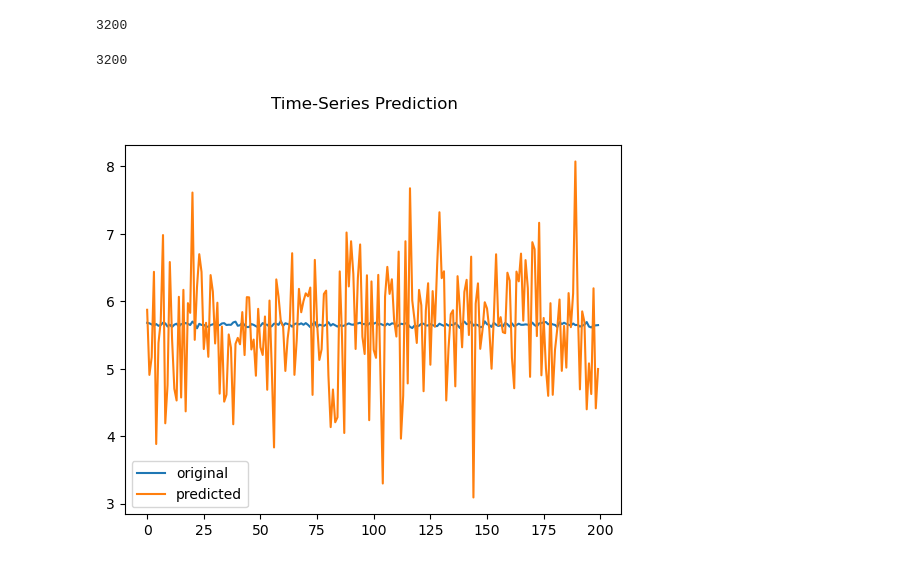
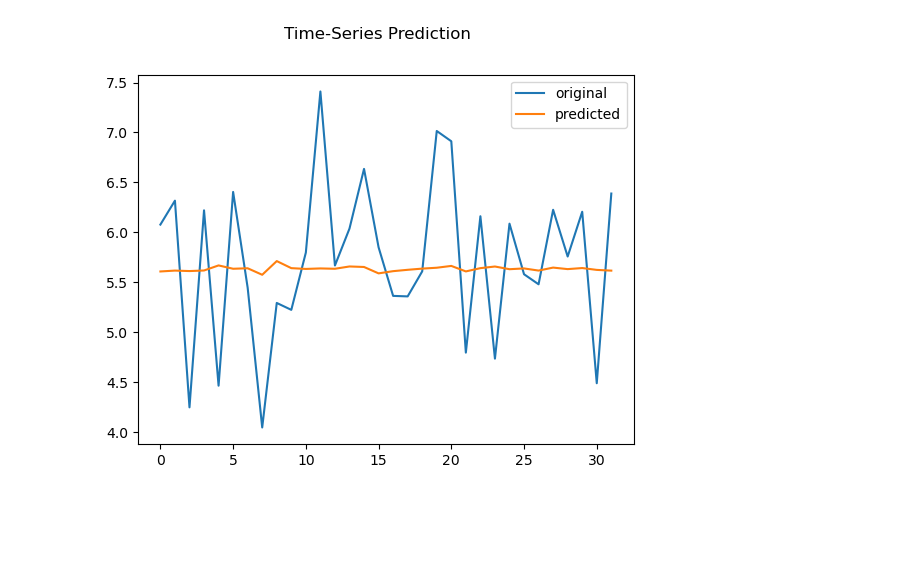
Before and after one commit to kyumly/Samsung-AI-Challenge-IQA, a Jupyter notebook: predict.ipynb, the cells around one changed output. Drawn from its saved outputs; the diff is of its cells as text; code cells hidden in the pictures; blank space fills up the shorter version.

```diff
--- a/predict.ipynb
+++ b/predict.ipynb
@@ -15,0 +7,22 @@ model.load_state_dict(torch.load(model_path, map_location='cpu'))
+# %%
+from train.models.decoder_seq import DecoderSeq
+from train.models.seq2seq import Seq2seq
+from util.common import get_encoder, compute_saliency_maps
+import torch
+
+from train.models.encoder_resnet import EncoderResnet
+
+model_path = 'resnet-seq2seq-model.pt'
+
+hidden_dim = 256
+embed_dim = 128
+output_dim = 41100
+num_layers = 1
+encoder = get_encoder('resnet', hidden_dim)
+decoder = DecoderSeq(output_dim, embed_dim, hidden_dim, num_layers)
+device = 'cpu'
+model = Seq2seq(encoder, decoder, device)
+#model = EncoderResnet(512)
+print(model.load_state_dict(torch.load(model_path, map_location='cpu')))
+
+model = model.encoder
@@ -34,17 +49,15 @@ a = 0
 model.eval()
 with torch.no_grad():
     for img, mos, comment in test_loader:
-        print(img.shape)
         x = img.to(device)
         y = mos.to(device)
         if type(model).__name__ == 'EncoderGoogleNet':
            mos_pred = model(x)
         else:
            out, mos_pred = model(x)
-        print(len(y.tolist()))
-        print(len(mos_pred.reshape(-1).tolist()))
+
         predcit += mos_pred.reshape(-1).tolist()
         mos_y += y.tolist()
         a += 1
-        if a== 100:
+        if a== 1:
             break
@@ -86,19 +64,12 @@ torch.Size([32, 3, 224, 224])
-# %%
-len(mos_y)
-# %% [output]
-3200
-# %%
-len(predcit)
-# %% [output]
-3200
 # %%
 import matplotlib.pyplot as plt
 
 #plt.axvline(x=train_size, c='r', linestyle='--')
-plt.plot(predcit[100:300], label='original')
-plt.plot(mos_y[100:300],label='predicted' )
+plt.plot(mos_y, label='original')
+plt.plot(predcit,label='predicted' )
 plt.suptitle('Time-Series Prediction')
 plt.legend(loc='best')
-plt.show()
+#plt.show()
+plt.savefig('reset.png')
 # %% [output]
-[figure, old version]
+[figure, new version]
```
Also changed, not shown: parts of 8 cells of this notebook, 3 other files.
